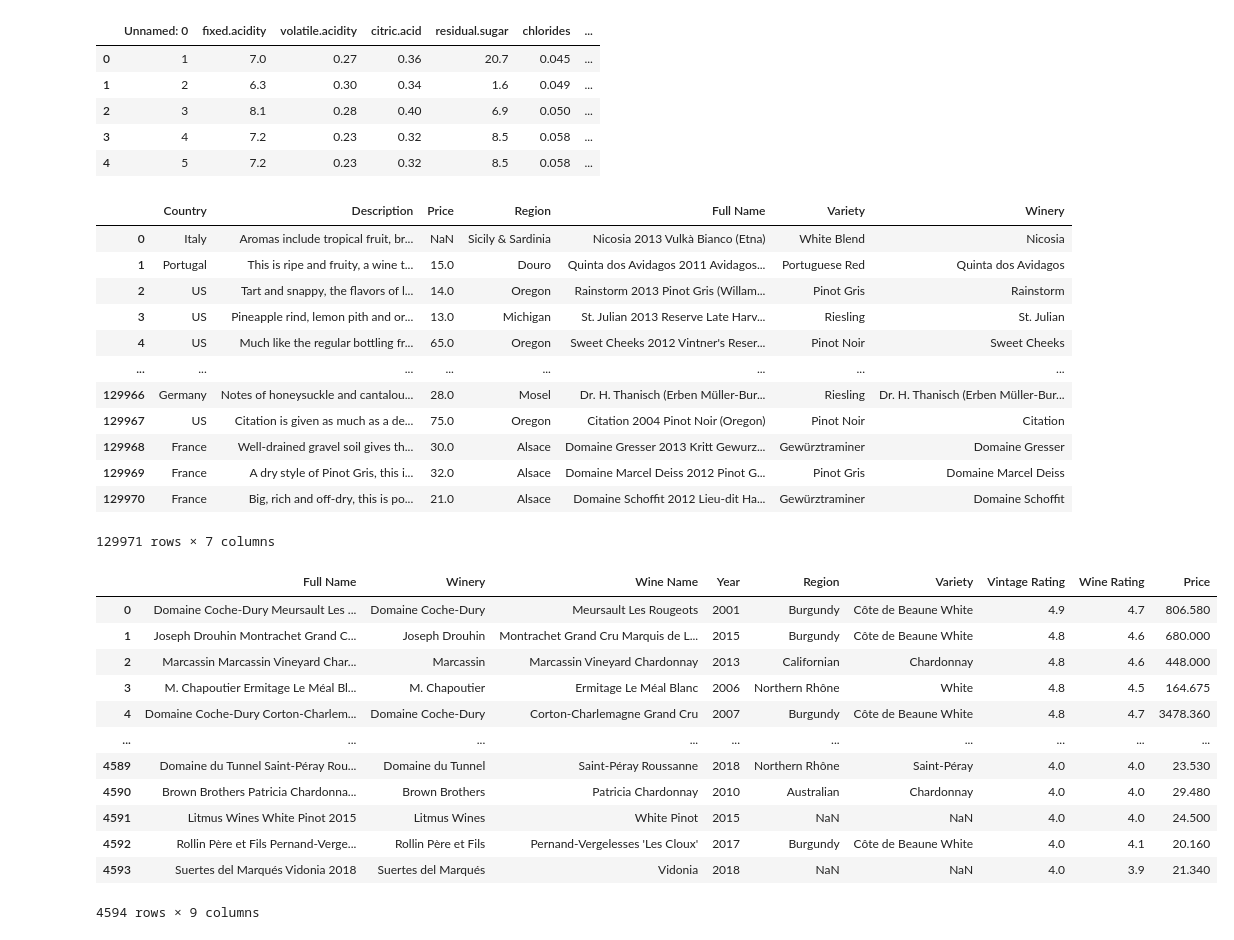
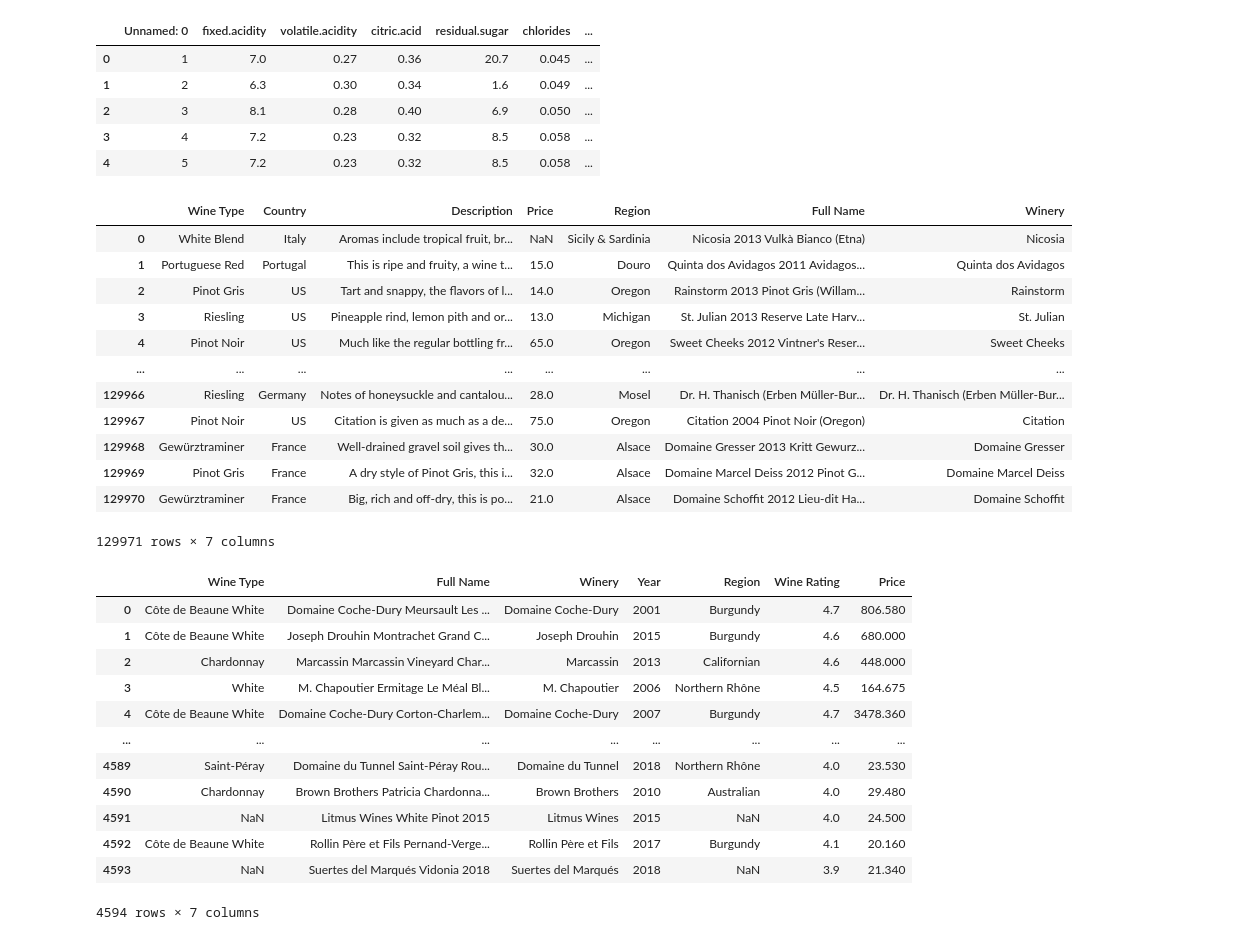
Before and after one commit to nirupamashankar/ETL-Project, a Jupyter notebook: ETL wine project.ipynb, the cells around one changed output. Saved outputs shown, nothing was run; the diff lists cells and outputs as text; code cells hidden in the pictures.

```diff
--- a/ETL wine project.ipynb
+++ b/ETL wine project.ipynb
@@ -66,48 +66,51 @@ new_winemag_df = new_winemag_df.rename(columns={"country": "Country",
                                                "price": "Price",
                                                "province": "Region",
                                                "title": "Full Name",
-                                               "variety": "Variety",
-                                               "winery": "Winery"})
+                                               "variety": "Wine Type",
+                                                "winery": "Winery"})
+# reordering the columns to put Wine Type first
+new_winemag_df = new_winemag_df[['Wine Type', 'Country', 'Description', 'Price', 'Region',
+                                'Full Name', 'Winery']]
 new_winemag_df
 # %% [output]
-|  | Country | Description | Price | Region | Full Name | Variety | Winery |
-| 0 | Italy | Aromas include tropical fruit, br... | NaN | Sicily & Sardinia | Nicosia 2013 Vulkà Bianco (Etna) | White Blend | Nicosia |
-| 1 | Portugal | This is ripe and fruity, a wine t... | 15.0 | Douro | Quinta dos Avidagos 2011 Avidagos... | Portuguese Red | Quinta dos Avidagos |
-| 2 | US | Tart and snappy, the flavors of l... | 14.0 | Oregon | Rainstorm 2013 Pinot Gris (Willam... | Pinot Gris | Rainstorm |
-| 3 | US | Pineapple rind, lemon pith and or... | 13.0 | Michigan | St. Julian 2013 Reserve Late Harv... | Riesling | St. Julian |
-| 4 | US | Much like the regular bottling fr... | 65.0 | Oregon | Sweet Cheeks 2012 Vintner's Reser... | Pinot Noir | Sweet Cheeks |
+|  | Wine Type | Country | Description | Price | Region | Full Name | Winery |
+| 0 | White Blend | Italy | Aromas include tropical fruit, br... | NaN | Sicily & Sardinia | Nicosia 2013 Vulkà Bianco (Etna) | Nicosia |
+| 1 | Portuguese Red | Portugal | This is ripe and fruity, a wine t... | 15.0 | Douro | Quinta dos Avidagos 2011 Avidagos... | Quinta dos Avidagos |
+| 2 | Pinot Gris | US | Tart and snappy, the flavors of l... | 14.0 | Oregon | Rainstorm 2013 Pinot Gris (Willam... | Rainstorm |
+| 3 | Riesling | US | Pineapple rind, lemon pith and or... | 13.0 | Michigan | St. Julian 2013 Reserve Late Harv... | St. Julian |
+| 4 | Pinot Noir | US | Much like the regular bottling fr... | 65.0 | Oregon | Sweet Cheeks 2012 Vintner's Reser... | Sweet Cheeks |
 | ... | ... | ... | ... | ... | ... | ... | ... |
-| 129966 | Germany | Notes of honeysuckle and cantalou... | 28.0 | Mosel | Dr. H. Thanisch (Erben Müller-Bur... | Riesling | Dr. H. Thanisch (Erben Müller-Bur... |
-| 129967 | US | Citation is given as much as a de... | 75.0 | Oregon | Citation 2004 Pinot Noir (Oregon) | Pinot Noir | Citation |
-| 129968 | France | Well-drained gravel soil gives th... | 30.0 | Alsace | Domaine Gresser 2013 Kritt Gewurz... | Gewürztraminer | Domaine Gresser |
-| 129969 | France | A dry style of Pinot Gris, this i... | 32.0 | Alsace | Domaine Marcel Deiss 2012 Pinot G... | Pinot Gris | Domaine Marcel Deiss |
-| 129970 | France | Big, rich and off-dry, this is po... | 21.0 | Alsace | Domaine Schoffit 2012 Lieu-dit Ha... | Gewürztraminer | Domaine Schoffit |
+| 129966 | Riesling | Germany | Notes of honeysuckle and cantalou... | 28.0 | Mosel | Dr. H. Thanisch (Erben Müller-Bur... | Dr. H. Thanisch (Erben Müller-Bur... |
+| 129967 | Pinot Noir | US | Citation is given as much as a de... | 75.0 | Oregon | Citation 2004 Pinot Noir (Oregon) | Citation |
+| 129968 | Gewürztraminer | France | Well-drained gravel soil gives th... | 30.0 | Alsace | Domaine Gresser 2013 Kritt Gewurz... | Domaine Gresser |
+| 129969 | Pinot Gris | France | A dry style of Pinot Gris, this i... | 32.0 | Alsace | Domaine Marcel Deiss 2012 Pinot G... | Domaine Marcel Deiss |
+| 129970 | Gewürztraminer | France | Big, rich and off-dry, this is po... | 21.0 | Alsace | Domaine Schoffit 2012 Lieu-dit Ha... | Domaine Schoffit |
 129971 rows × 7 columns
 # %%
-new_white_wine_df = white_wine_df[['FullName', 'Winery', 'WineName', 'Year', 'Region',
-                                   'RegionalVariety', 'VintageRating', 'WineRating', 'WinePrice']]
+new_white_wine_df = white_wine_df[['FullName', 'Winery', 'Year', 'Region',
+                                   'RegionalVariety', 'WineRating', 'WinePrice']]
 new_white_wine_df = new_white_wine_df.rename(columns={"FullName": "Full Name",
                                                       "Winery": "Winery",
-                                                      "WineName": "Wine Name",
-                                                      "Year": "Year",
+                                                    "Year": "Year",
                                                       "Region": "Region",
-                                                      "RegionalVariety": "Variety",
-                                                      "VintageRating": "Vintage Rating",
+                                                      "RegionalVariety": "Wine Type",
                                                       "WineRating": "Wine Rating",
                                                       "WinePrice": "Price"})
+new_white_wine_df = new_white_wine_df[['Wine Type', 'Full Name', 'Winery', 'Year', 'Region',
+                                      'Wine Rating', 'Price']]
 new_white_wine_df
 # %% [output]
-|  | Full Name | Winery | Wine Name | Year | Region | Variety | Vintage Rating | Wine Rating | Price |
-| 0 | Domaine Coche-Dury Meursault Les ... | Domaine Coche-Dury | Meursault Les Rougeots | 2001 | Burgundy | Côte de Beaune White | 4.9 | 4.7 | 806.580 |
-| 1 | Joseph Drouhin Montrachet Grand C... | Joseph Drouhin | Montrachet Grand Cru Marquis de L... | 2015 | Burgundy | Côte de Beaune White | 4.8 | 4.6 | 680.000 |
-| 2 | Marcassin Marcassin Vineyard Char... | Marcassin | Marcassin Vineyard Chardonnay | 2013 | Californian | Chardonnay | 4.8 | 4.6 | 448.000 |
-| 3 | M. Chapoutier Ermitage Le Méal Bl... | M. Chapoutier | Ermitage Le Méal Blanc | 2006 | Northern Rhône | White | 4.8 | 4.5 | 164.675 |
-| 4 | Domaine Coche-Dury Corton-Charlem... | Domaine Coche-Dury | Corton-Charlemagne Grand Cru | 2007 | Burgundy | Côte de Beaune White | 4.8 | 4.7 | 3478.360 |
-| ... | ... | ... | ... | ... | ... | ... | ... | ... | ... |
-| 4589 | Domaine du Tunnel Saint-Péray Rou... | Domaine du Tunnel | Saint-Péray Roussanne | 2018 | Northern Rhône | Saint-Péray | 4.0 | 4.0 | 23.530 |
-| 4590 | Brown Brothers Patricia Chardonna... | Brown Brothers | Patricia Chardonnay | 2010 | Australian | Chardonnay | 4.0 | 4.0 | 29.480 |
-| 4591 | Litmus Wines White Pinot 2015 | Litmus Wines | White Pinot | 2015 | NaN | NaN | 4.0 | 4.0 | 24.500 |
-| 4592 | Rollin Père et Fils Pernand-Verge... | Rollin Père et Fils | Pernand-Vergelesses 'Les Cloux' | 2017 | Burgundy | Côte de Beaune White | 4.0 | 4.1 | 20.160 |
-| 4593 | Suertes del Marqués Vidonia 2018 | Suertes del Marqués | Vidonia | 2018 | NaN | NaN | 4.0 | 3.9 | 21.340 |
+|  | Wine Type | Full Name | Winery | Year | Region | Wine Rating | Price |
+| 0 | Côte de Beaune White | Domaine Coche-Dury Meursault Les ... | Domaine Coche-Dury | 2001 | Burgundy | 4.7 | 806.580 |
+| 1 | Côte de Beaune White | Joseph Drouhin Montrachet Grand C... | Joseph Drouhin | 2015 | Burgundy | 4.6 | 680.000 |
+| 2 | Chardonnay | Marcassin Marcassin Vineyard Char... | Marcassin | 2013 | Californian | 4.6 | 448.000 |
+| 3 | White | M. Chapoutier Ermitage Le Méal Bl... | M. Chapoutier | 2006 | Northern Rhône | 4.5 | 164.675 |
+| 4 | Côte de Beaune White | Domaine Coche-Dury Corton-Charlem... | Domaine Coche-Dury | 2007 | Burgundy | 4.7 | 3478.360 |
+| ... | ... | ... | ... | ... | ... | ... | ... |
+| 4589 | Saint-Péray | Domaine du Tunnel Saint-Péray Rou... | Domaine du Tunnel | 2018 | Northern Rhône | 4.0 | 23.530 |
+| 4590 | Chardonnay | Brown Brothers Patricia Chardonna... | Brown Brothers | 2010 | Australian | 4.0 | 29.480 |
+| 4591 | NaN | Litmus Wines White Pinot 2015 | Litmus Wines | 2015 | NaN | 4.0 | 24.500 |
+| 4592 | Côte de Beaune White | Rollin Père et Fils Pernand-Verge... | Rollin Père et Fils | 2017 | Burgundy | 4.1 | 20.160 |
+| 4593 | NaN | Suertes del Marqués Vidonia 2018 | Suertes del Marqués | 2018 | NaN | 3.9 | 21.340 |
-4594 rows × 9 columns
+4594 rows × 7 columns
 # %%
```
Also changed, not shown: parts of 3 cells of this notebook.
